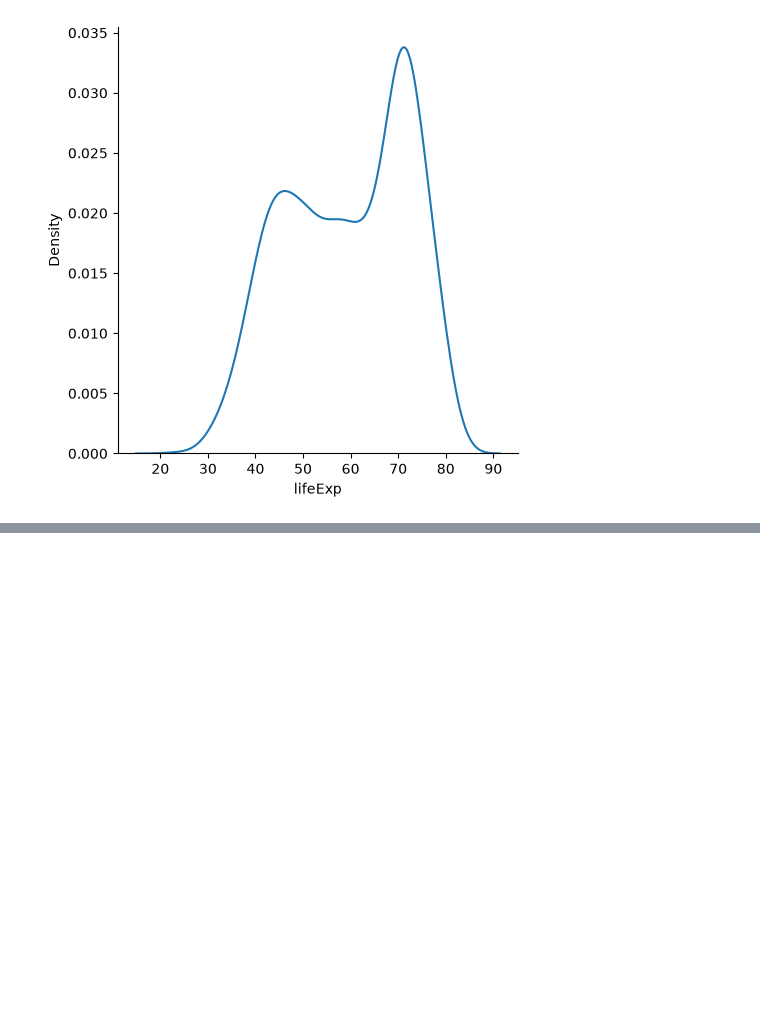
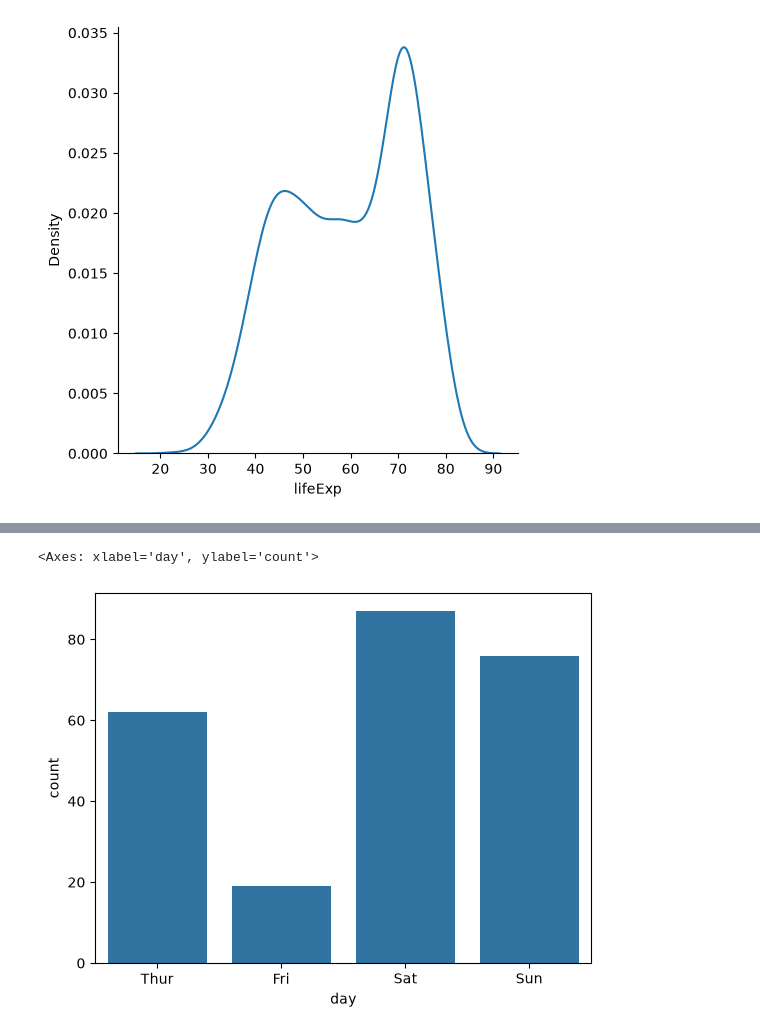
Before and after one commit to vikasjajoria/GenAI, a Jupyter notebook: Libraries/Seaborn/ploting.ipynb, the cells around one changed output, grey strips where cells are left out. Saved outputs shown, nothing was run; the diff lists cells and outputs as text; code cells hidden in the pictures; blank space fills up the shorter version.

```diff
--- a/Libraries/Seaborn/ploting.ipynb
+++ b/Libraries/Seaborn/ploting.ipynb
@@ -95,0 +181,2 @@ sns.displot(data=gap,x='lifeExp',kind='kde')
+# %%
+tips=sns.load_dataset('tips')
@@ -95,0 +192,5 @@ sns.displot(data=gap,x='lifeExp',kind='kde')
+# %%
+sns.countplot(data=tips,x='day')
+# %% [output]
+<Axes: xlabel='day', ylabel='count'>
+[figure, added]
```
Also changed, not shown: parts of 18 cells of this notebook.
